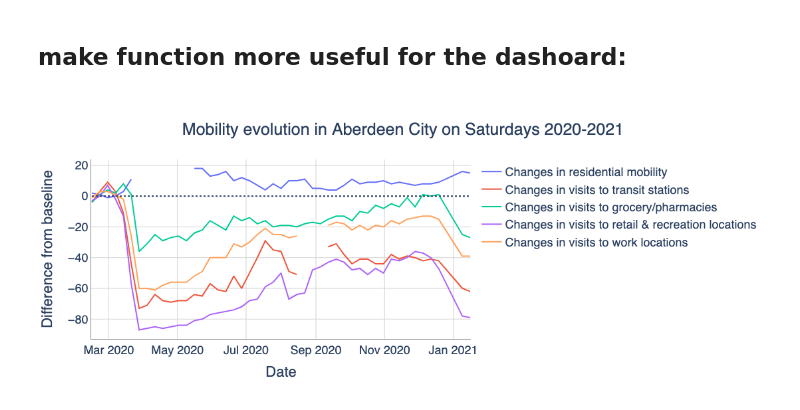
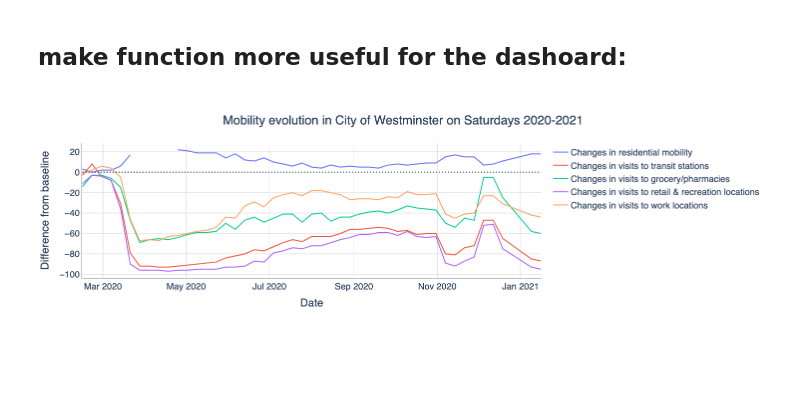
Before and after one commit to Anaraquelpengelly/excess_deaths_dash, a Jupyter notebook: per_lad/google_mobility_data.ipynb, the cells around one changed output. Cells and saved outputs as stored; diff of their text form; code cells hidden in the pictures; blank space fills up the shorter version.

```diff
--- a/per_lad/google_mobility_data.ipynb
+++ b/per_lad/google_mobility_data.ipynb
@@ -345,6 +361,6 @@ def get_plot(place, day):
     ])
     iplot(fig)
 # %%
-get_plot(places[0], days[5])
+get_plot('City of Westminster', days[5])
 # %% [output]
-[figure, old version]
+[figure, new version]
```
Also changed, not shown: parts of 5 cells of this notebook, 4 other files.
